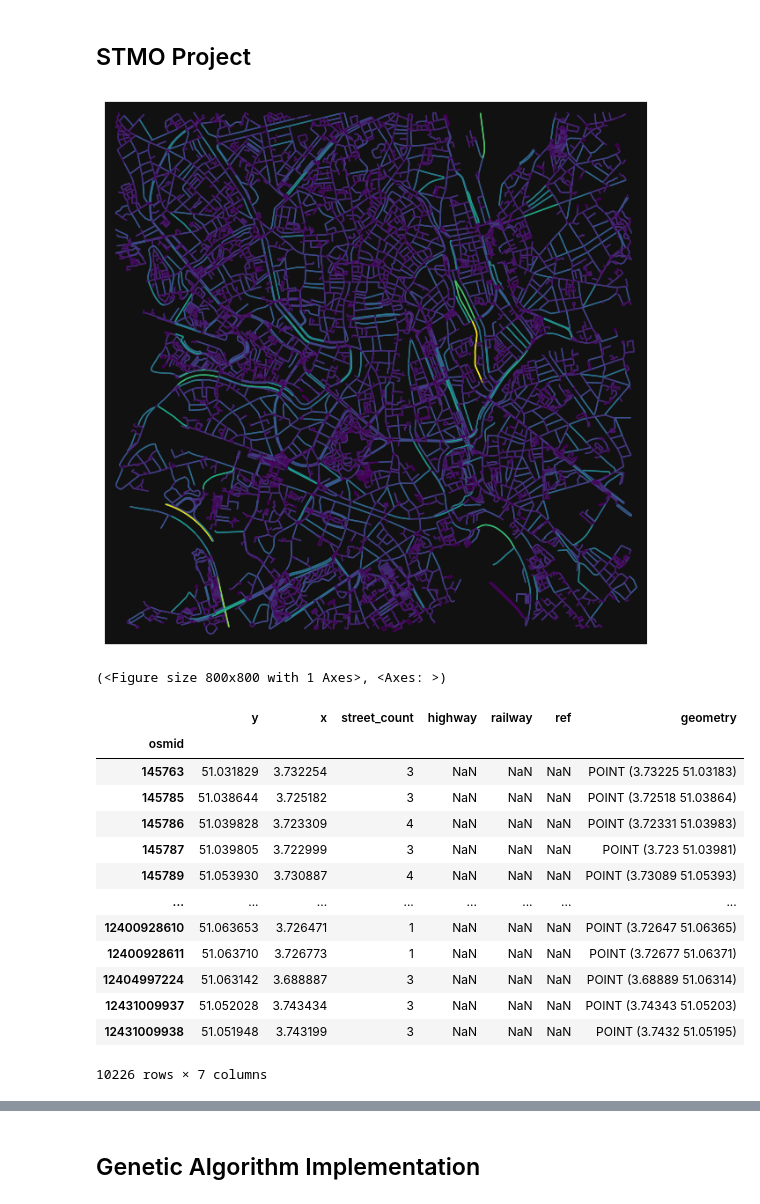
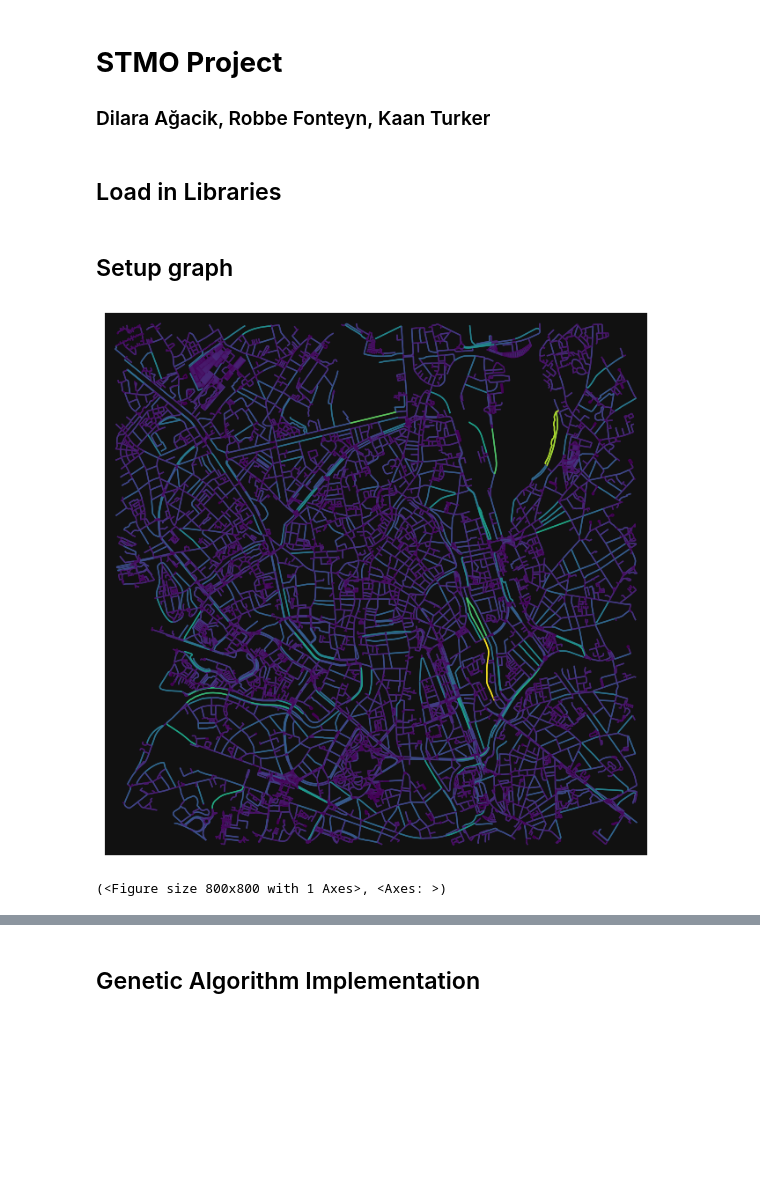
Before and after one commit to robbefonteyn/PathFindR-Ghent, a Jupyter notebook: running_route.ipynb, the cells around one changed output, grey strips where cells are left out. Saved outputs shown, nothing was run; the diff lists cells and outputs as text; code cells hidden in the pictures; blank space fills up the shorter version.

```diff
--- a/running_route.ipynb
+++ b/running_route.ipynb
@@ -1,5 +1,8 @@
 # %% [markdown]
-## STMO Project
+# **STMO Project**
+### Dilara Ağacik, Robbe Fonteyn, Kaan Turker
+# %% [markdown]
+## Load in Libraries
 # %%
 import os
 import osmnx as ox
@@ -12,48 +18,36 @@ from ipywidgets import interact, IntSlider
+# %% [markdown]
+## Setup graph
 # %%
 file_path = "data/graph.graphml"
+geolocator = Nominatim(user_agent="STMO_project", timeout=10)
+
 if not os.path.exists(file_path):
 
     # Define the address as a starting point
-    center = "Sint-kwintensberg 74, Ghent, Belgium"
-    geolocator = Nominatim(user_agent="STMO_project")
+    center = "Cataloniëstraat 4, 9000 Gent"
 
     # Geocode the address to get its latitude and longitude
     center_point = ox.geocode(center)
 
     # Define the buffer distance (in meters) for the map area
     buffer_distance = 2500  # Meters radius from center point
 
     # Download the street network data within the buffer distance around the center point
     graph = ox.graph_from_point(center_point, dist=buffer_distance, network_type='walk')
     graph = ox.distance.add_edge_lengths(graph)
 
     # Save the current plot
     ox.io.save_graphml(graph)
 
 else:
     graph = ox.io.load_graphml(file_path)
 
 # Plot the graph to verify
 ec = ox.plot.get_edge_colors_by_attr(graph, attr='length')
 ox.plot_graph(graph, edge_color=ec, node_alpha=0)
 # %% [output]
-[figure, old version]
+[figure, new version]
 (<Figure size 800x800 with 1 Axes>, <Axes: >)
 # %%
 city_nodes, city_edges = ox.graph_to_gdfs(graph)
 city_nodes
-# %% [output]
-|  | y | x | street_count | highway | railway | ref | geometry |
-| osmid |  |  |  |  |  |  |  |
-| 145763 | 51.031829 | 3.732254 | 3 | NaN | NaN | NaN | POINT (3.73225 51.03183) |
-| 145785 | 51.038644 | 3.725182 | 3 | NaN | NaN | NaN | POINT (3.72518 51.03864) |
-| 145786 | 51.039828 | 3.723309 | 4 | NaN | NaN | NaN | POINT (3.72331 51.03983) |
-| 145787 | 51.039805 | 3.722999 | 3 | NaN | NaN | NaN | POINT (3.723 51.03981) |
-| 145789 | 51.053930 | 3.730887 | 4 | NaN | NaN | NaN | POINT (3.73089 51.05393) |
-| ... | ... | ... | ... | ... | ... | ... | ... |
-| 12400928610 | 51.063653 | 3.726471 | 1 | NaN | NaN | NaN | POINT (3.72647 51.06365) |
-| 12400928611 | 51.063710 | 3.726773 | 1 | NaN | NaN | NaN | POINT (3.72677 51.06371) |
-| 12404997224 | 51.063142 | 3.688887 | 3 | NaN | NaN | NaN | POINT (3.68889 51.06314) |
-| 12431009937 | 51.052028 | 3.743434 | 3 | NaN | NaN | NaN | POINT (3.74343 51.05203) |
-| 12431009938 | 51.051948 | 3.743199 | 3 | NaN | NaN | NaN | POINT (3.7432 51.05195) |
-10226 rows × 7 columns
```
Also changed, not shown: parts of 50 cells of this notebook.
